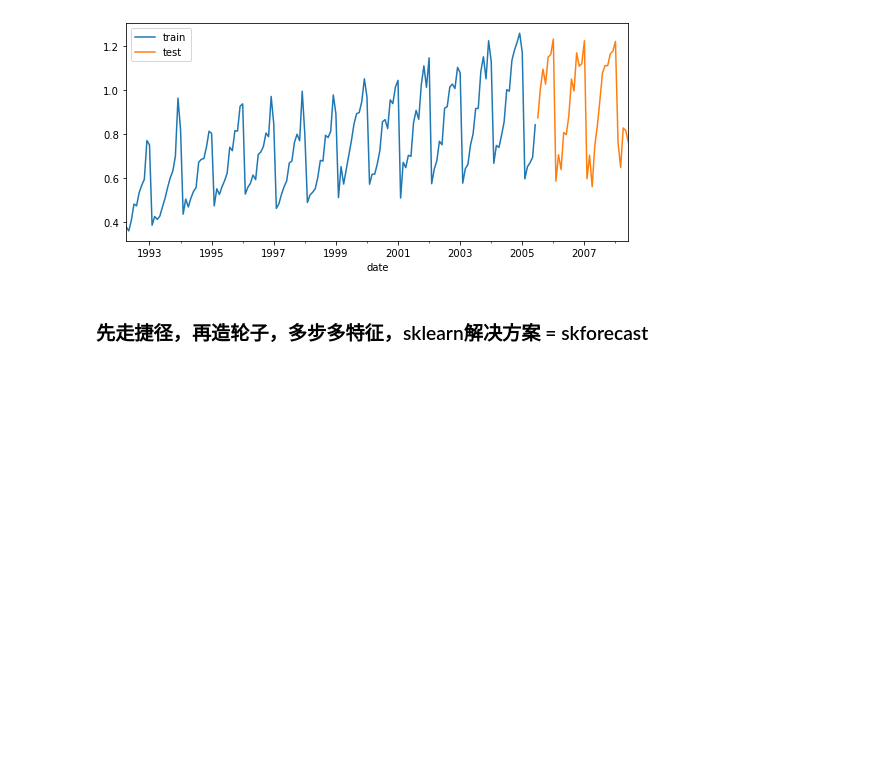
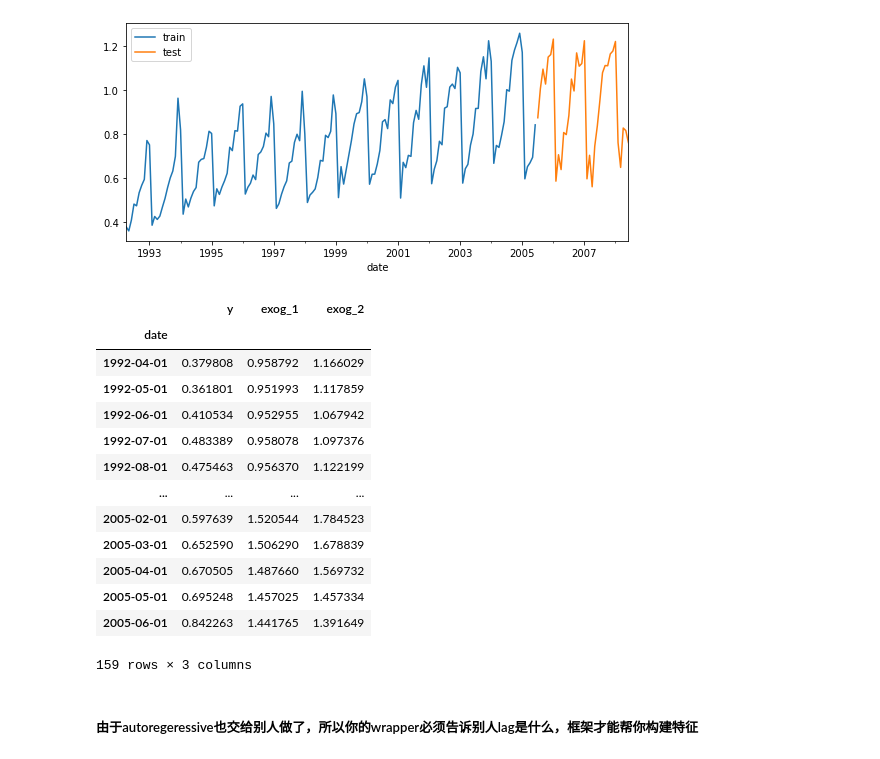
Before and after one commit to Kira1108/TimeSeriesCode, a Jupyter notebook: 10.sklearn.ipynb, the cells around one changed output. Saved outputs shown, nothing was run; the diff lists cells and outputs as text; code cells hidden in the pictures; blank space fills up the shorter version.

```diff
--- a/10.sklearn.ipynb
+++ b/10.sklearn.ipynb
@@ -322,5 +333,20 @@ ax.legend();
 Train dates : 1992-04-01 00:00:00 --- 2005-06-01 00:00:00  (n=159)
 Test dates  : 2005-07-01 00:00:00 --- 2008-06-01 00:00:00  (n=36)
 [figure]
-# %% [markdown]
-### 先走捷径，再造轮子，多步多特征，sklearn解决方案 = skforecast
+# %%
+data_train
+# %% [output]
+|  | y | exog_1 | exog_2 |
+| date |  |  |  |
+| 1992-04-01 | 0.379808 | 0.958792 | 1.166029 |
+| 1992-05-01 | 0.361801 | 0.951993 | 1.117859 |
+| 1992-06-01 | 0.410534 | 0.952955 | 1.067942 |
+| 1992-07-01 | 0.483389 | 0.958078 | 1.097376 |
+| 1992-08-01 | 0.475463 | 0.956370 | 1.122199 |
+| ... | ... | ... | ... |
+| 2005-02-01 | 0.597639 | 1.520544 | 1.784523 |
+| 2005-03-01 | 0.652590 | 1.506290 | 1.678839 |
+| 2005-04-01 | 0.670505 | 1.487660 | 1.569732 |
+| 2005-05-01 | 0.695248 | 1.457025 | 1.457334 |
+| 2005-06-01 | 0.842263 | 1.441765 | 1.391649 |
+159 rows × 3 columns
@@ -326,0 +356,2 @@ Test dates  : 2005-07-01 00:00:00 --- 2008-06-01 00:00:00  (n=36)
+# %% [markdown]
+##### 由于autoregeressive也交给别人做了，所以你的wrapper必须告诉别人lag是什么，框架才能帮你构建特征
```
Also changed, not shown: parts of 17 cells of this notebook, 2 other files.
